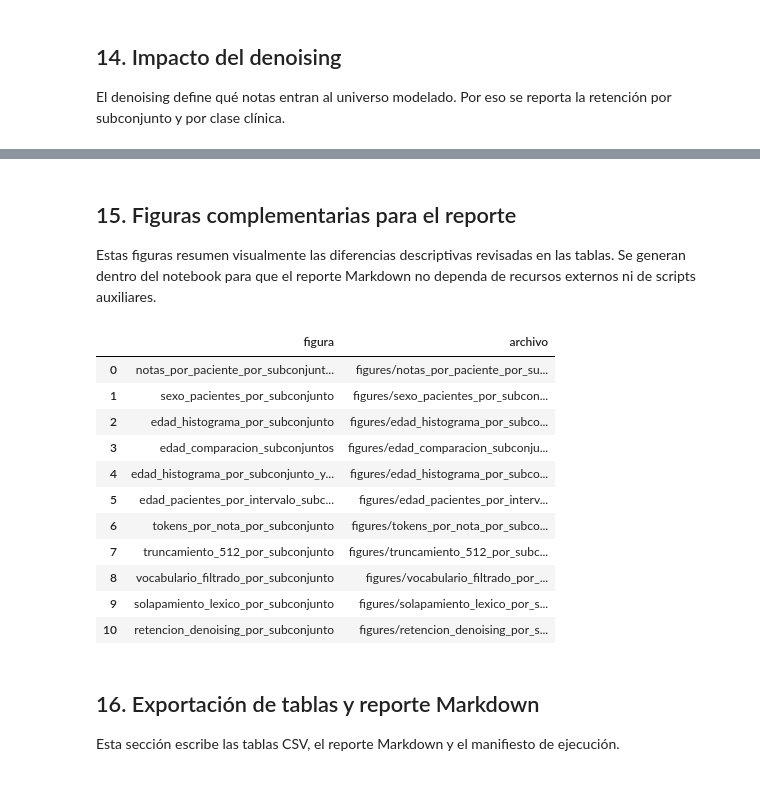
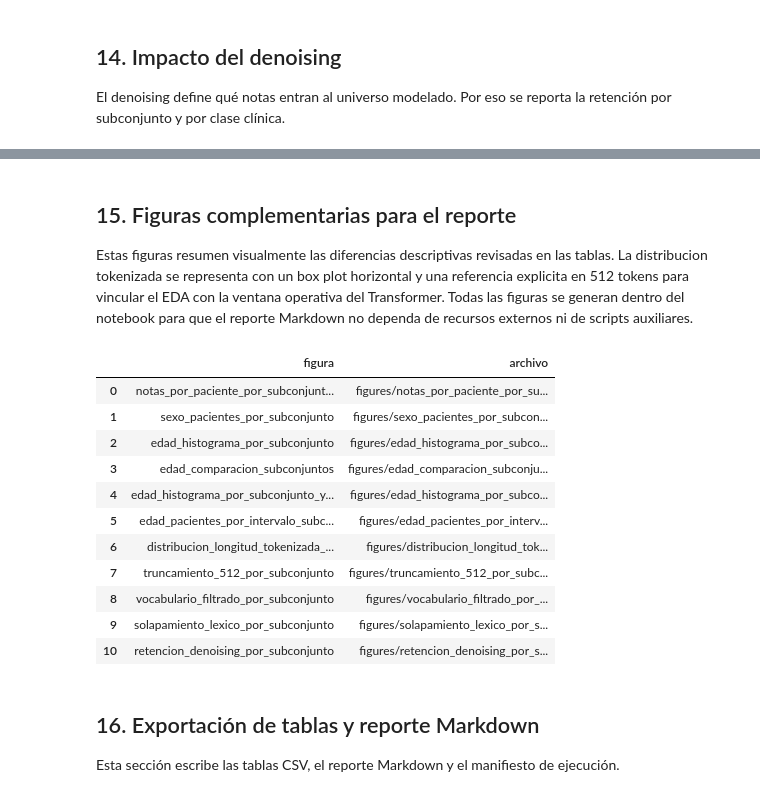
Before and after one commit to manununhez/psych-phenotyping-paraguay, a Jupyter notebook: notebooks/pipeline/01_datos_eda_limpieza.ipynb, the cells around one changed output, grey strips where cells are left out. Saved outputs shown, nothing was run; the diff lists cells and outputs as text; code cells hidden in the pictures.

Commit message:
docs(eda): actualizar figuras y tablas del anteproyecto

```diff
--- a/notebooks/pipeline/01_datos_eda_limpieza.ipynb
+++ b/notebooks/pipeline/01_datos_eda_limpieza.ipynb
@@ -942,7 +942,7 @@ display(denoising_summary.round(2))
 # %% [markdown]
 ## 15. Figuras complementarias para el reporte
 
-Estas figuras resumen visualmente las diferencias descriptivas revisadas en las tablas. Se generan dentro del notebook para que el reporte Markdown no dependa de recursos externos ni de scripts auxiliares.
+Estas figuras resumen visualmente las diferencias descriptivas revisadas en las tablas. La distribucion tokenizada se representa con un box plot horizontal y una referencia explicita en 512 tokens para vincular el EDA con la ventana operativa del Transformer. Todas las figuras se generan dentro del notebook para que el reporte Markdown no dependa de recursos externos ni de scripts auxiliares.
 # %%
 # Figuras complementarias vinculables desde el reporte Markdown.
 REPORT_FIGURES = {
@@ -952,7 +952,7 @@ REPORT_FIGURES = {
     'edad_comparacion_subconjuntos': AGE_FIGURES['comparacion_edad_subconjuntos'],
     'edad_histograma_por_subconjunto_y_clase': AGE_FIGURES['histograma_edad_por_subconjunto_y_clase'],
     'edad_pacientes_por_intervalo_subconjunto': AGE_FIGURES['pacientes_por_intervalo_edad_subconjunto'],
-    'tokens_por_nota_por_subconjunto': FIGURES_DIR / 'tokens_por_nota_por_subconjunto.png',
+    'distribucion_longitud_tokenizada_por_subconjunto': FIGURES_DIR / 'distribucion_longitud_tokenizada_por_subconjunto.png',
     'truncamiento_512_por_subconjunto': FIGURES_DIR / 'truncamiento_512_por_subconjunto.png',
     'vocabulario_filtrado_por_subconjunto': FIGURES_DIR / 'vocabulario_filtrado_por_subconjunto.png',
     'solapamiento_lexico_por_subconjunto': FIGURES_DIR / 'solapamiento_lexico_por_subconjunto.png',
@@ -996,28 +996,36 @@ plt.tight_layout()
 plt.savefig(REPORT_FIGURES['sexo_pacientes_por_subconjunto'], dpi=180)
 plt.close()
 
-# Distribucion de tokens por nota. Se recorta visualmente en p99 para que la cola extrema no oculte el cuerpo de la distribucion.
-token_cap = enriched['cantidad_tokens'].quantile(0.99)
-token_plot_data = enriched.copy()
-token_plot_data['tokens_para_grafico'] = token_plot_data['cantidad_tokens'].clip(upper=token_cap)
+# Distribucion completa de tokens por nota. La escala logaritmica mantiene legibles las cajas y la cola larga.
+token_plot_data = enriched.loc[enriched['cantidad_tokens'] > 0, ['subconjunto', 'cantidad_tokens']].copy()
 token_plot_data['subconjunto'] = pd.Categorical(token_plot_data['subconjunto'], categories=SUBSET_DISPLAY_ORDER, ordered=True)
-plt.figure(figsize=(9, 5))
-sns.histplot(
+fig, ax = plt.subplots(figsize=(9.5, 4.8))
+sns.boxplot(
     data=token_plot_data,
-    x='tokens_para_grafico',
-    hue='subconjunto',
-    bins=40,
-    element='step',
-    stat='count',
-    common_norm=False,
+    y='subconjunto',
+    x='cantidad_tokens',
+    order=SUBSET_DISPLAY_ORDER,
+    color='#4c78a8',
+    width=0.55,
+    linewidth=1.1,
+    whis=1.5,
+    fliersize=2.2,
+    flierprops={'marker': 'o', 'markerfacecolor': '#f28e2b', 'markeredgecolor': '#9c4f00', 'alpha': 0.45},
+    ax=ax,
 )
-plt.axvline(MAX_TOKENS, color='#b23a48', linestyle='--', linewidth=1.5, label='Limite 512 tokens')
-plt.title('Distribucion de tokens por nota y subconjunto')
-plt.xlabel('Cantidad de tokens por nota, recortada visualmente en p99')
-plt.ylabel('Cantidad de notas')
-plt.tight_layout()
-plt.savefig(REPORT_FIGURES['tokens_por_nota_por_subconjunto'], dpi=180)
-plt.close()
+ax.axvline(MAX_TOKENS, color='#b23a48', linestyle='--', linewidth=1.8, label='Limite operativo: 512 tokens')
+ax.set_xscale('log')
+token_ticks = [25, 50, 100, 200, 512, 1000, 2000, 5000]
+token_ticks = [tick for tick in token_ticks if tick <= token_plot_data['cantidad_tokens'].max() * 1.1]
+ax.set_xticks(token_ticks)
+ax.set_xticklabels([f'{tick:,}'.replace(',', '.') for tick in token_ticks])
+ax.set_title('Distribucion de la longitud tokenizada por subconjunto')
+ax.set_xlabel('Cantidad de tokens por nota (escala logaritmica)')
+ax.set_ylabel('')
+ax.legend(loc='lower right', frameon=True)
+fig.tight_layout()
+fig.savefig(REPORT_FIGURES['distribucion_longitud_tokenizada_por_subconjunto'], dpi=300, bbox_inches='tight')
+plt.close(fig)
 
 # Truncamiento potencial con limite de 512 tokens.
 trunc_plot_data = text_length_summary[['subconjunto', 'porcentaje_de_notas_con_mas_de_512_tokens']].copy()
@@ -1053,34 +1061,34 @@ plt.xlabel('Jaccard entre los 100 terminos mas frecuentes')
 plt.ylabel('Comparacion')
 plt.xlim(0, 1)
 plt.tight_layout()
 plt.savefig(REPORT_FIGURES['solapamiento_lexico_por_subconjunto'], dpi=180)
 plt.close()
 
 # Retencion despues del denoising.
 denoising_subset = denoising_summary[denoising_summary['agrupacion'] == 'subconjunto']
 denoising_subset_plot = denoising_subset.copy()
 denoising_subset_plot['subconjunto'] = pd.Categorical(denoising_subset_plot['subconjunto'], categories=SUBSET_DISPLAY_ORDER, ordered=True)
 plt.figure(figsize=(7.5, 5))
 sns.barplot(data=denoising_subset_plot, x='subconjunto', y='porcentaje_de_notas_retenidas', color='#9d8189')
 plt.title('Retencion de notas despues del denoising')
 plt.xlabel('Subconjunto')
 plt.ylabel('Porcentaje de notas retenidas')
 plt.ylim(0, 100)
 plt.xticks(rotation=12, ha='right')
 plt.tight_layout()
 plt.savefig(REPORT_FIGURES['retencion_denoising_por_subconjunto'], dpi=180)
 plt.close()
 
 pd.DataFrame({'figura': list(REPORT_FIGURES.keys()), 'archivo': [str(path.relative_to(EDA_AUDIT_DIR)) for path in REPORT_FIGURES.values()]})
 # %% [output]
 |  | figura | archivo |
 | 0 | notas_por_paciente_por_subconjunt... | figures/notas_por_paciente_por_su... |
 | 1 | sexo_pacientes_por_subconjunto | figures/sexo_pacientes_por_subcon... |
 | 2 | edad_histograma_por_subconjunto | figures/edad_histograma_por_subco... |
 | 3 | edad_comparacion_subconjuntos | figures/edad_comparacion_subconju... |
 | 4 | edad_histograma_por_subconjunto_y... | figures/edad_histograma_por_subco... |
 | 5 | edad_pacientes_por_intervalo_subc... | figures/edad_pacientes_por_interv... |
-| 6 | tokens_por_nota_por_subconjunto | figures/tokens_por_nota_por_subco... |
+| 6 | distribucion_longitud_tokenizada_... | figures/distribucion_longitud_tok... |
 | 7 | truncamiento_512_por_subconjunto | figures/truncamiento_512_por_subc... |
 | 8 | vocabulario_filtrado_por_subconjunto | figures/vocabulario_filtrado_por_... |
 | 9 | solapamiento_lexico_por_subconjunto | figures/solapamiento_lexico_por_s... |
```
Also changed, not shown: parts of 4 cells of this notebook.
